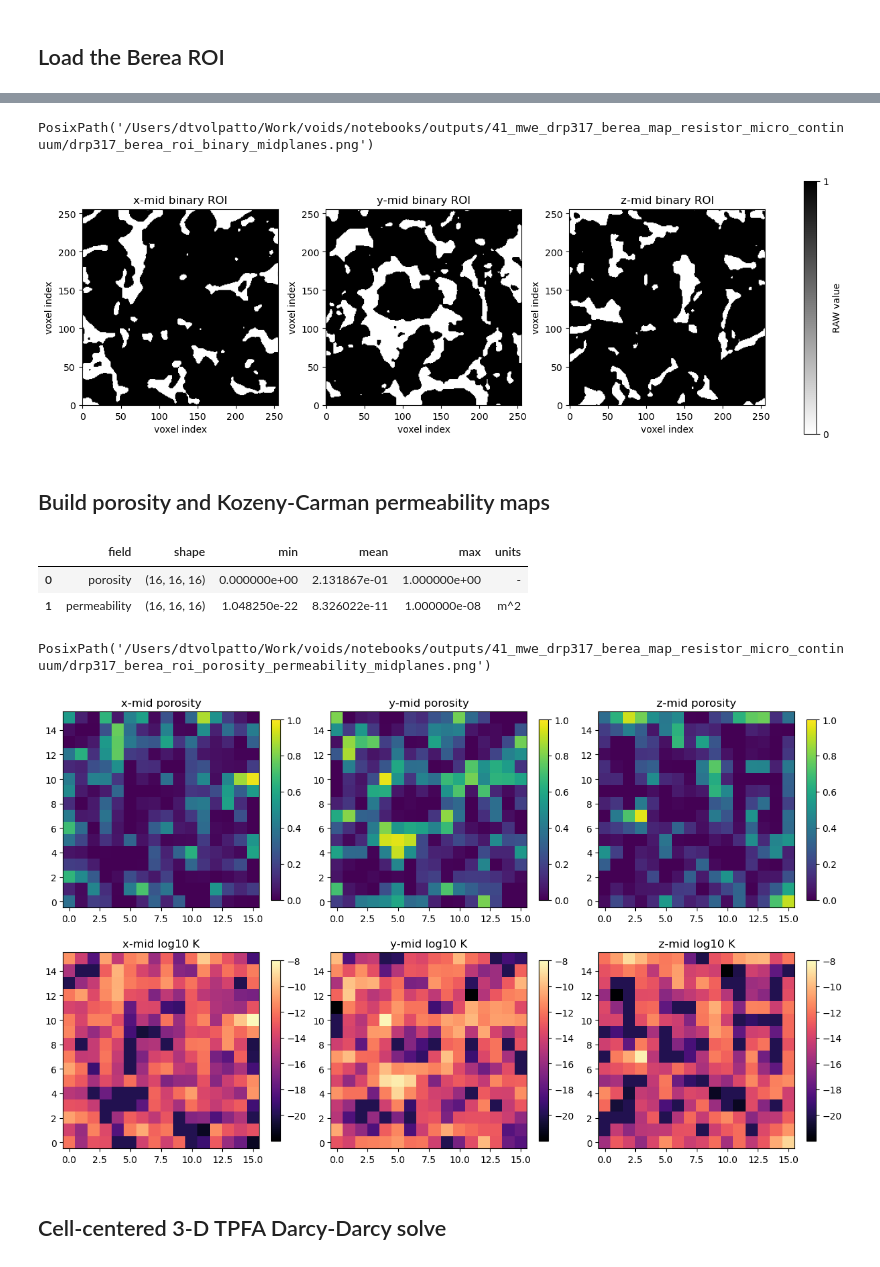
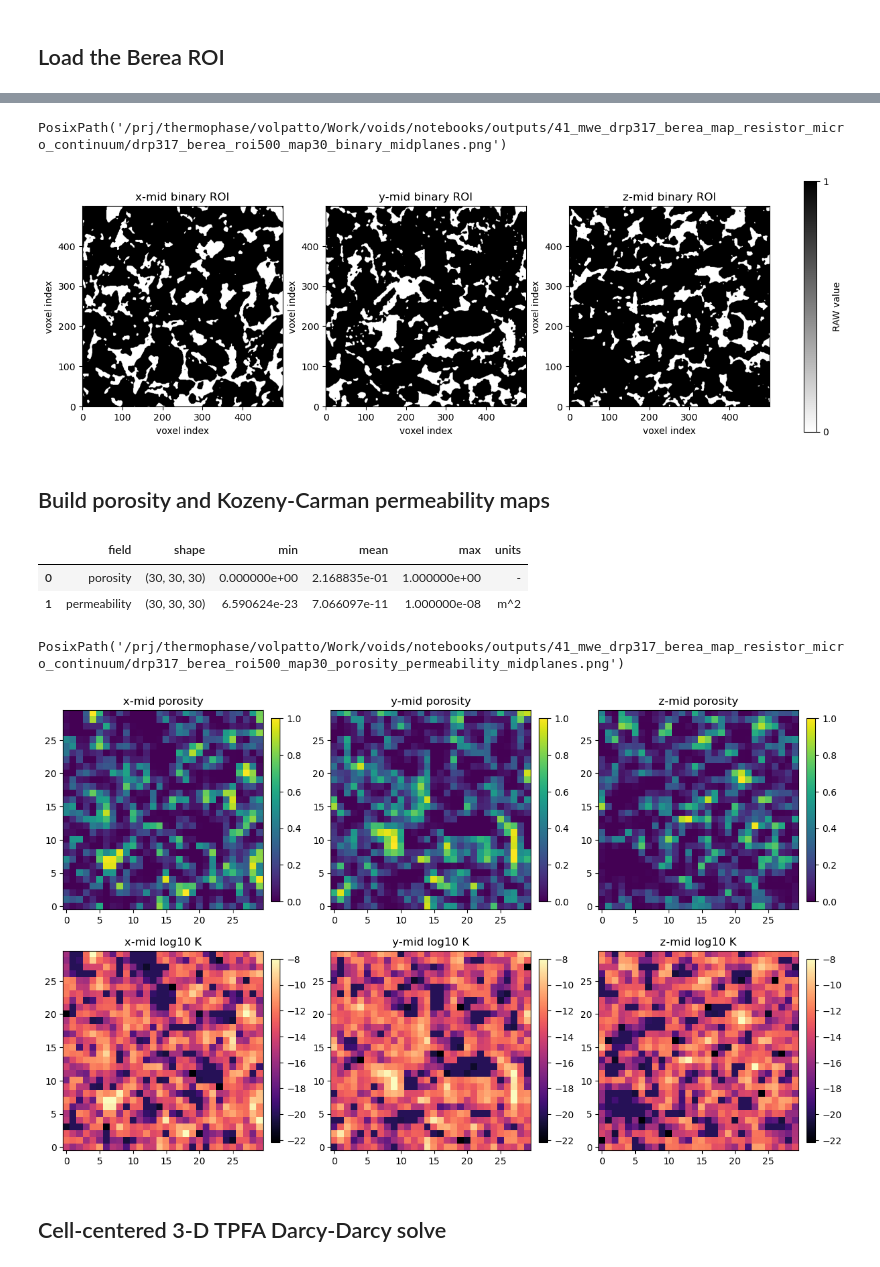
Before and after one commit to geomech-project/voids, a Jupyter notebook: notebooks/41_mwe_drp317_berea_map_resistor_micro_continuum.ipynb, the cells around one changed output, grey strips where cells are left out. Cells and saved outputs as stored; diff of their text form; code cells hidden in the pictures.

```diff
--- a/notebooks/41_mwe_drp317_berea_map_resistor_micro_continuum.ipynb
+++ b/notebooks/41_mwe_drp317_berea_map_resistor_micro_continuum.ipynb
@@ -82,13 +82,10 @@ experimental_kabs_mD = 121.0
 experimental_kabs_rel_error = 0.10
 
 full_shape = (1000, 1000, 1000)
-roi_shape = (256, 256, 256)
-roi_origin = (0, 744, 0)
-
-# `256 / 16 = 16`, so the FEM map has 16^3 cells. This is coarse, but still
-# keeps the 3-D FEM solves practical on a laptop when BLAS/OpenMP threading and
-# direct-solver workspace are controlled.
-map_block_shape = (16, 16, 16)
+roi_shape = (500, 500, 500)
+map_target_shape = (30, 30, 30)
+roi_scan_positions = 5
+roi_porosity_target = "full_image"  # "full_image" or "experimental"
 
 kozeny_constant = 180.0
 solid_permeability_m2 = 1.0e-20
@@ -111,11 +108,35 @@ resistor_solver_parameters: dict[str, Any] = {
 run_fem = True
 fem_porosity_floor = 1.0e-3
 fem_k_floor = 1.0e-20
-fem_solver_backend = "superlu_dist"
-fem_direct_options = FEniCSSolverOptions.direct_lu(fem_solver_backend).petsc_options
+fem_solver_backend = "nvmath_cudss_hybrid_float64"
+fem_cudss_hybrid_device_memory_limit = 20_000_000_000
+fem_options = FEniCSSolverOptions.nvmath_cudss_direct(
+    dtype="float64",
+    device_ids=0,
+    ir_steps=5,
+    use_matching=True,
+    host_nthreads=8,
+    threading_lib="auto",
+    hybrid_mode=True,
+    hybrid_device_memory_limit=fem_cudss_hybrid_device_memory_limit,
+    use_cuda_register_memory=True,
+    check_residual=True,
+)
+fem_solver_options_metadata = {
+    "linear_backend": fem_options.linear_backend,
+    "solver_preset": fem_options.solver_preset,
+    "linear_system_dtype": fem_options.linear_system_dtype,
+    "nvmath_cudss_controls": fem_options.nvmath_cudss_controls,
+}
 
 input_dir = data_path() / "drp-317"
-pnm_directional_path = input_dir / f"{sample_stem}_kabs_directional.csv"
+pnm_directional_path = (
+    project_root()
+    / "notebooks"
+    / "outputs"
+    / "42_mwe_drp317_berea_roi500_map30_same_roi_comparison"
+    / "drp317_berea_roi500_map30_same_roi_pnm_directional.csv"
+)
 
 output_dir = (
     project_root()
@@ -125,7 +146,7 @@ output_dir = (
 )
 output_dir.mkdir(parents=True, exist_ok=True)
 
-output_prefix = "drp317_berea_roi"
+output_prefix = "drp317_berea_roi500_map30"
 
 M2_PER_MD = 9.869233e-16
 # %% [markdown]
@@ -216,40 +289,40 @@ display(roi_summary)
 # %%
 roi_mid = tuple(s // 2 for s in void_roi.shape)
 binary_slice_specs = [
     ("x-mid", np.take(roi_raw, roi_mid[0], axis=0)),
     ("y-mid", np.take(roi_raw, roi_mid[1], axis=1)),
     ("z-mid", np.take(roi_raw, roi_mid[2], axis=2)),
 ]
 
 fig, axes = plt.subplots(1, 3, figsize=(12, 4.0), constrained_layout=True)
 for ax, (title, binary_slice) in zip(axes, binary_slice_specs, strict=True):
     image = ax.imshow(binary_slice.T, origin="lower", vmin=0, vmax=1, cmap="gray_r")
     ax.set_title(f"{title} binary ROI")
     ax.set_xlabel("voxel index")
     ax.set_ylabel("voxel index")
 fig.colorbar(image, ax=axes.ravel().tolist(), ticks=[0, 1], label="RAW value")
 
-binary_figure_path = output_dir / "drp317_berea_roi_binary_midplanes.png"
+binary_figure_path = output_dir / f"{output_prefix}_binary_midplanes.png"
 fig.savefig(binary_figure_path, dpi=180)
 binary_figure_path
 # %% [output]
-PosixPath('/Users/dtvolpatto/Work/voids/notebooks/outputs/41_mwe_drp317_berea_map_resistor_micro_continuum/drp317_berea_roi_binary_midplanes.png')
+PosixPath('/prj/thermophase/volpatto/Work/voids/notebooks/outputs/41_mwe_drp317_berea_map_resistor_micro_continuum/drp317_berea_roi500_map30_binary_midplanes.png')
-[figure, old version]
+[figure, new version]
 # %% [markdown]
 ## Build porosity and Kozeny-Carman permeability maps
 # %%
-porosity_map = porosity_map_from_binary(
+porosity_map = porosity_map_from_binary_target_shape(
     void_roi,
-    block_shape=map_block_shape,
+    target_shape=map_target_shape,
     voxel_size=(voxel_size_m, voxel_size_m, voxel_size_m),
-    strict=True,
     metadata={
-        "case": "drp317_berea_3d_roi",
+        "case": output_prefix,
         "raw_filename": raw_relpath.name,
         "raw_shape": full_shape,
         "raw_order": "C",
         "roi_origin": roi_origin,
         "roi_shape": roi_shape,
+        "map_target_shape": map_target_shape,
         "phase_convention": "0=void_or_pore, 1=solid",
         "experimental_porosity_pct": experimental_porosity_pct,
         "experimental_kabs_mD": experimental_kabs_mD,
@@ -270,8 +343,8 @@ permeability_map = permeability_map_from_porosity(
     },
 )
 
-porosity_h5 = output_dir / "drp317_berea_roi_porosity_map.h5"
-permeability_h5 = output_dir / "drp317_berea_roi_permeability_map.h5"
+porosity_h5 = output_dir / f"{output_prefix}_porosity_map.h5"
+permeability_h5 = output_dir / f"{output_prefix}_permeability_map.h5"
 save_porosity_map_hdf5(porosity_map, porosity_h5)
 save_permeability_map_hdf5(permeability_map, permeability_h5)
 
@@ -303,8 +376,8 @@ map_summary = pd.DataFrame(
 display(map_summary)
 # %% [output]
 |  | field | shape | min | mean | max | units |
-| 0 | porosity | (16, 16, 16) | 0.000000e+00 | 2.131867e-01 | 1.000000e+00 | - |
-| 1 | permeability | (16, 16, 16) | 1.048250e-22 | 8.326022e-11 | 1.000000e-08 | m^2 |
+| 0 | porosity | (30, 30, 30) | 0.000000e+00 | 2.168835e-01 | 1.000000e+00 | - |
+| 1 | permeability | (30, 30, 30) | 6.590624e-23 | 7.066097e-11 | 1.000000e-08 | m^2 |
 # %%
 mid = tuple(s // 2 for s in porosity_map.shape)
 map_slice_specs = [
@@ -346,12 +419,12 @@ for col, (title, porosity_slice, permeability_slice) in enumerate(map_slice_spec
     axes[1, col].set_title(f"{title} log10 K")
     fig.colorbar(im1, ax=axes[1, col], fraction=0.046, pad=0.04)
 
-map_figure_path = output_dir / "drp317_berea_roi_porosity_permeability_midplanes.png"
+map_figure_path = output_dir / f"{output_prefix}_porosity_permeability_midplanes.png"
 fig.savefig(map_figure_path, dpi=180)
 map_figure_path
 # %% [output]
-PosixPath('/Users/dtvolpatto/Work/voids/notebooks/outputs/41_mwe_drp317_berea_map_resistor_micro_continuum/drp317_berea_roi_porosity_permeability_midplanes.png')
+PosixPath('/prj/thermophase/volpatto/Work/voids/notebooks/outputs/41_mwe_drp317_berea_map_resistor_micro_continuum/drp317_berea_roi500_map30_porosity_permeability_midplanes.png')
-[figure, old version]
+[figure, new version]
 # %% [markdown]
 ## Cell-centered 3-D TPFA Darcy-Darcy solve
 # %%
```
Also changed, not shown: parts of 12 cells of this notebook, 13 other files.
